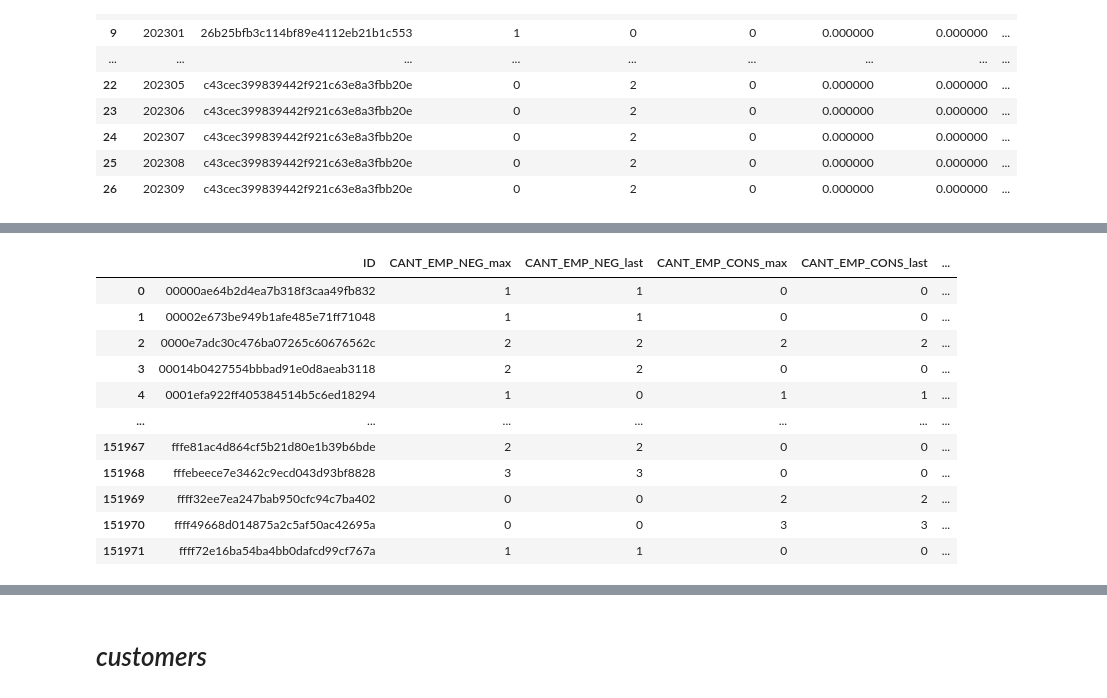
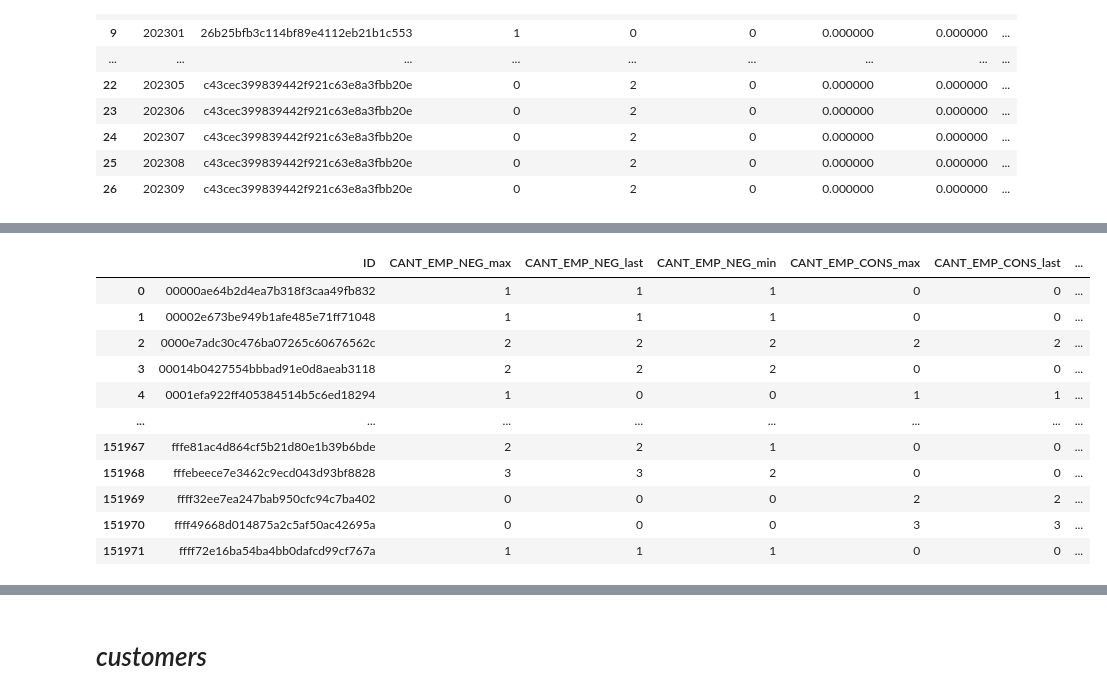
Before and after one commit to jeremy-jmc/datathon-mibanco2023, a Jupyter notebook: notebooks/00_data_preprocessing.ipynb, the cells around one changed output, grey strips where cells are left out. Drawn from its saved outputs; the diff is of its cells as text; code cells hidden in the pictures.

```diff
--- a/notebooks/00_data_preprocessing.ipynb
+++ b/notebooks/00_data_preprocessing.ipynb
@@ -21,8 +21,9 @@ def get_cols(df: pd.DataFrame) -> tuple:
 # %%
 df_balances = (
     pd.read_csv('../data/raw/balances.csv')
-    [['PERIODO','ID','CANT_EMP_NEG','CANT_EMP_CONS','CANT_EMP_HIPOT','SALDO_MED_EMP','SALDO_PEQ_EMP','SALDO_MIC_EMP','SALDO_CONS_REV','SALDO_CONS_NO_REV','SALDO_HIPOT','SALDO_VENCIDO']]
+    # [['PERIODO','ID','CANT_EMP_NEG','CANT_EMP_CONS','CANT_EMP_HIPOT','SALDO_MED_EMP','SALDO_PEQ_EMP','SALDO_MIC_EMP','SALDO_CONS_REV','SALDO_CONS_NO_REV','SALDO_HIPOT','SALDO_VENCIDO']]
 )
+df_balances['PERIODO'] = df_balances['PERIODO'].astype(str)
 
 """
 PERIODO - Periodo de extracción de los datos
@@ -55,4 +56,5 @@ CANT_EMP_DOL_HIPOT - Cantidad de empresas de hipotecario en dólares
 SALDO_DOLA_HIPOT - Saldo en dólares de hipotecario
 MAX_LINEA_DISP_U6M - Línea Máxima disponible en los últimos 6 meses
 """
+df_balances.dtypes
 # %% [output]
@@ -63,9 +128,9 @@ df_balances['SALDO_EMP_TOTAL-VENCIDO'] = df_balances['SALDO_EMP_TOTAL'] - df_bal
 df_balances['SALDO_REV_NO_REV-VENCIDO'] = df_balances['SALDO_CONS_REV'] + df_balances['SALDO_CONS_NO_REV'] - df_balances['SALDO_VENCIDO']
 df_balances['SALDO_TOTAL-VENCIDO'] = df_balances['SALDO_EMP_TOTAL'] + df_balances['SALDO_CONS_REV'] + df_balances['SALDO_CONS_NO_REV'] - df_balances['SALDO_VENCIDO']
 
-df_balances['PROXY_MOROSIDAD_1'] = df_balances['SALDO_VENCIDO'] / df_balances['SALDO_EMP_TOTAL']
-df_balances['PROXY_MOROSIDAD_2'] = df_balances['SALDO_VENCIDO'] / (df_balances['SALDO_EMP_TOTAL'] + df_balances['SALDO_CONS_REV'] + df_balances['SALDO_CONS_NO_REV'])
-df_balances['PROXY_MOROSIDAD_3'] = df_balances['SALDO_VENCIDO'] / (df_balances['SALDO_CONS_REV'] + df_balances['SALDO_CONS_NO_REV'])
+# df_balances['PROXY_MOROSIDAD_1'] = df_balances['SALDO_VENCIDO'] / df_balances['SALDO_EMP_TOTAL']
+# df_balances['PROXY_MOROSIDAD_2'] = df_balances['SALDO_VENCIDO'] / (df_balances['SALDO_EMP_TOTAL'] + df_balances['SALDO_CONS_REV'] + df_balances['SALDO_CONS_NO_REV'])
+# df_balances['PROXY_MOROSIDAD_3'] = df_balances['SALDO_VENCIDO'] / (df_balances['SALDO_CONS_REV'] + df_balances['SALDO_CONS_NO_REV'])
 # %%
 df_balances.head(9*4)
 # %% [output]
@@ -93,8 +158,13 @@ for col in ['SALDO_EMP_TOTAL', 'SALDO_EMP_TOTAL-VENCIDO', 'SALDO_REV_NO_REV-VENC
     print(col)
     df_balances[f'VAR_{col}_1'] = df_balances.groupby('ID')[f'{col}'].transform(lambda x: x.pct_change(periods=1))
     df_balances[f'VAR_{col}_MA3'] = df_balances.groupby('ID')[f'{col}'].transform(lambda x: x.pct_change(periods=1).rolling(window=3).mean())
-    df_balances[f'VAR_{col}_MA6'] = df_balances.groupby('ID')[f'{col}'].transform(lambda x: x.pct_change(periods=1).rolling(window=6).mean())
+    # df_balances[f'VAR_{col}_MA6'] = df_balances.groupby('ID')[f'{col}'].transform(lambda x: x.pct_change(periods=1).rolling(window=6).mean())
     df_balances[f'VAR_{col}_MA8'] = df_balances.groupby('ID')[f'{col}'].transform(lambda x: x.pct_change(periods=1).rolling(window=8).mean())
+
+    df_balances[f'DIFF_{col}_1'] = df_balances.groupby('ID')[f'{col}'].transform(lambda x: x.diff(periods=1))
+    df_balances[f'DIFF_{col}_MA3'] = df_balances.groupby('ID')[f'{col}'].transform(lambda x: x.diff(periods=1).rolling(window=3).mean())
+    # df_balances[f'DIFF_{col}_MA6'] = df_balances.groupby('ID')[f'{col}'].transform(lambda x: x.diff(periods=1).rolling(window=6).mean())
+    df_balances[f'DIFF_{col}_MA8'] = df_balances.groupby('ID')[f'{col}'].transform(lambda x: x.diff(periods=1).rolling(window=8).mean())
 
 for col in ['SALDO_PEQ_EMP', 'SALDO_MED_EMP', 'SALDO_MIC_EMP'] + ['CANT_EMP_NEG', 'CANT_EMP_CONS', 'CANT_EMP_HIPOT']:
     print(col)
@@ -264,64 +313,81 @@ Index(['PERIODO', 'ID', 'CANT_EMP_NEG', 'CANT_EMP_CONS', 'CANT_EMP_HIPOT',
 # %%
 df_balances_unirow = df_balances.groupby('ID').agg(
     {
-        'CANT_EMP_NEG': ['max', 'last'],
-        'CANT_EMP_CONS': ['max', 'last'],
-        'CANT_EMP_HIPOT': ['max', 'last'],
+        'CANT_EMP_NEG': ['max', 'last', 'min'],
+        'CANT_EMP_CONS': ['max', 'last', 'min'],
+        'CANT_EMP_HIPOT': ['max', 'last', 'min'],
 
-        'SALDO_MED_EMP': ['mean', 'last', 'max', 'min', 'median'],
-        'SALDO_PEQ_EMP': ['mean', 'last', 'max', 'min', 'median'],
-        'SALDO_MIC_EMP': ['mean', 'last', 'max', 'min', 'median'],
-        'SALDO_CONS_REV': ['mean', 'last', 'max', 'min', 'median'],
-        'SALDO_CONS_NO_REV': ['mean', 'last', 'max', 'min', 'median'],
-        'SALDO_HIPOT': ['mean', 'last', 'max', 'min', 'median'],
-        'SALDO_VENCIDO': ['mean', 'last', 'max', 'min', 'median'],
+        'SALDO_MED_EMP' : ['mean', 'median', 'last', 'min', 'max', 'first'],
+        'SALDO_PEQ_EMP' : ['mean', 'median', 'last', 'min', 'max', 'first'],
+        'SALDO_MIC_EMP' : ['mean', 'median', 'last', 'min', 'max', 'first'],
+        'SALDO_CONS_REV' : ['mean', 'median', 'last', 'min', 'max', 'first'],
+        'SALDO_CONS_NO_REV' : ['mean', 'median', 'last', 'min', 'max', 'first'],
+        'SALDO_HIPOT' : ['mean', 'median', 'last', 'min', 'max', 'first'],
+        'SALDO_VENCIDO' : ['mean', 'median', 'last', 'min', 'max', 'first'],
+
+        'CANT_EMP_DOL_NEG' : ['mean', 'median', 'last', 'min', 'max', 'first'],
+        'SALDO_DOLA_NEG' : ['mean', 'median', 'last', 'min', 'max', 'first'],
+        'CANT_EMP_DOL_CONS' : ['mean', 'median', 'last', 'min', 'max', 'first'],
+        'SALDO_DOLA_CONS' : ['mean', 'median', 'last', 'min', 'max', 'first'],
+        'CANT_EMP_DOL_HIPOT' : ['mean', 'median', 'last', 'min', 'max', 'first'],
+        'SALDO_DOLA_HIPOT' : ['mean', 'median', 'last', 'min', 'max', 'first'],
+        'MAX_LINEA_DISP_U6M' : ['mean', 'median', 'last', 'min', 'max', 'first'],
 
         'SALDO_EMP_TOTAL': ['mean', 'last', 'max', 'min', 'median'],
 
         'VAR_SALDO_EMP_TOTAL_1' : ['mean', 'median'],
         'VAR_SALDO_EMP_TOTAL_MA3' : ['mean', 'median'],
-        'VAR_SALDO_EMP_TOTAL_MA6' : ['mean', 'median'],
+        # 'VAR_SALDO_EMP_TOTAL_MA6' : ['mean', 'median'],
         'VAR_SALDO_EMP_TOTAL_MA8' : ['mean', 'median'],
+
         'VAR_SALDO_EMP_TOTAL-VENCIDO_1' : ['mean', 'median'],
         'VAR_SALDO_EMP_TOTAL-VENCIDO_MA3' : ['mean', 'median'],
-        'VAR_SALDO_EMP_TOTAL-VENCIDO_MA6' : ['mean', 'median'],
+        # 'VAR_SALDO_EMP_TOTAL-VENCIDO_MA6' : ['mean', 'median'],
         'VAR_SALDO_EMP_TOTAL-VENCIDO_MA8' : ['mean', 'median'],
+
+        'DIFF_SALDO_EMP_TOTAL_1' : ['mean', 'median'],
+        'DIFF_SALDO_EMP_TOTAL_MA3' : ['mean', 'median'],
+        # 'DIFF_SALDO_EMP_TOTAL_MA6' : ['mean', 'median'],
+        'DIFF_SALDO_EMP_TOTAL_MA8' : ['mean', 'median'],
+
+        'DIFF_SALDO_EMP_TOTAL-VENCIDO_1' : ['mean', 'median'],
+        'DIFF_SALDO_EMP_TOTAL-VENCIDO_MA3' : ['mean', 'median'],
+        # 'DIFF_SALDO_EMP_TOTAL-VENCIDO_MA6' : ['mean', 'median'],
+        'DIFF_SALDO_EMP_TOTAL-VENCIDO_MA8' : ['mean', 'median'],
+
         'VAR_SALDO_REV_NO_REV-VENCIDO_1' : ['mean', 'median'],
         'VAR_SALDO_REV_NO_REV-VENCIDO_MA3' : ['mean', 'median'],
-        'VAR_SALDO_REV_NO_REV-VENCIDO_MA6' : ['mean', 'median'],
+        # 'VAR_SALDO_REV_NO_REV-VENCIDO_MA6' : ['mean', 'median'],
         'VAR_SALDO_REV_NO_REV-VENCIDO_MA8' : ['mean', 'median'],
+
         'VAR_SALDO_TOTAL-VENCIDO_1' : ['mean', 'median'],
         'VAR_SALDO_TOTAL-VENCIDO_MA3' : ['mean', 'median'],
-        'VAR_SALDO_TOTAL-VENCIDO_MA6' : ['mean', 'median'],
+        # 'VAR_SALDO_TOTAL-VENCIDO_MA6' : ['mean', 'median'],
         'VAR_SALDO_TOTAL-VENCIDO_MA8' : ['mean', 'median'],
 
         # 'SALDO_PEQ_EMP_FLAG' : ['any'],
         # 'SALDO_MED_EMP_FLAG' : ['any'],
         # 'SALDO_MIC_EMP_FLAG' : ['any'],
         # 'CANT_EMP_NEG_FLAG' : ['any'],
         # 'CANT_EMP_CONS_FLAG' : ['any'],
         # 'CANT_EMP_HIPOT_FLAG' : ['any'],
-
-        # 'PROXY_MOROSIDAD_1': ['mean', 'max', 'min', 'median'],
-        # 'PROXY_MOROSIDAD_2': ['mean', 'max', 'min', 'median'],
-        # 'PROXY_MOROSIDAD_3': ['mean', 'max', 'min', 'median'],
     }
 ).replace([np.inf, -np.inf], np.nan).fillna(0)
 
 df_balances_unirow.columns = ['_'.join(col) for col in df_balances_unirow.columns.values]
 df_balances_unirow = df_balances_unirow.reset_index()
 
 df_balances_unirow
 # %% [output]
-|  | ID | CANT_EMP_NEG_max | CANT_EMP_NEG_last | CANT_EMP_CONS_max | CANT_EMP_CONS_last | ... |
-| 0 | 00000ae64b2d4ea7b318f3caa49fb832 | 1 | 1 | 0 | 0 | ... |
-| 1 | 00002e673be949b1afe485e71ff71048 | 1 | 1 | 0 | 0 | ... |
-| 2 | 0000e7adc30c476ba07265c60676562c | 2 | 2 | 2 | 2 | ... |
-| 3 | 00014b0427554bbbad91e0d8aeab3118 | 2 | 2 | 0 | 0 | ... |
-| 4 | 0001efa922ff405384514b5c6ed18294 | 1 | 0 | 1 | 1 | ... |
-| ... | ... | ... | ... | ... | ... | ... |
-| 151967 | fffe81ac4d864cf5b21d80e1b39b6bde | 2 | 2 | 0 | 0 | ... |
-| 151968 | fffebeece7e3462c9ecd043d93bf8828 | 3 | 3 | 0 | 0 | ... |
-| 151969 | ffff32ee7ea247bab950cfc94c7ba402 | 0 | 0 | 2 | 2 | ... |
-| 151970 | ffff49668d014875a2c5af50ac42695a | 0 | 0 | 3 | 3 | ... |
-| 151971 | ffff72e16ba54ba4bb0dafcd99cf767a | 1 | 1 | 0 | 0 | ... |
+|  | ID | CANT_EMP_NEG_max | CANT_EMP_NEG_last | CANT_EMP_NEG_min | CANT_EMP_CONS_max | CANT_EMP_CONS_last | ... |
+| 0 | 00000ae64b2d4ea7b318f3caa49fb832 | 1 | 1 | 1 | 0 | 0 | ... |
+| 1 | 00002e673be949b1afe485e71ff71048 | 1 | 1 | 1 | 0 | 0 | ... |
+| 2 | 0000e7adc30c476ba07265c60676562c | 2 | 2 | 2 | 2 | 2 | ... |
+| 3 | 00014b0427554bbbad91e0d8aeab3118 | 2 | 2 | 2 | 0 | 0 | ... |
+| 4 | 0001efa922ff405384514b5c6ed18294 | 1 | 0 | 0 | 1 | 1 | ... |
+| ... | ... | ... | ... | ... | ... | ... | ... |
+| 151967 | fffe81ac4d864cf5b21d80e1b39b6bde | 2 | 2 | 1 | 0 | 0 | ... |
+| 151968 | fffebeece7e3462c9ecd043d93bf8828 | 3 | 3 | 2 | 0 | 0 | ... |
+| 151969 | ffff32ee7ea247bab950cfc94c7ba402 | 0 | 0 | 0 | 2 | 2 | ... |
+| 151970 | ffff49668d014875a2c5af50ac42695a | 0 | 0 | 0 | 3 | 3 | ... |
+| 151971 | ffff72e16ba54ba4bb0dafcd99cf767a | 1 | 1 | 1 | 0 | 0 | ... |
```
Also changed, not shown: parts of 35 cells of this notebook, 4 other files.
